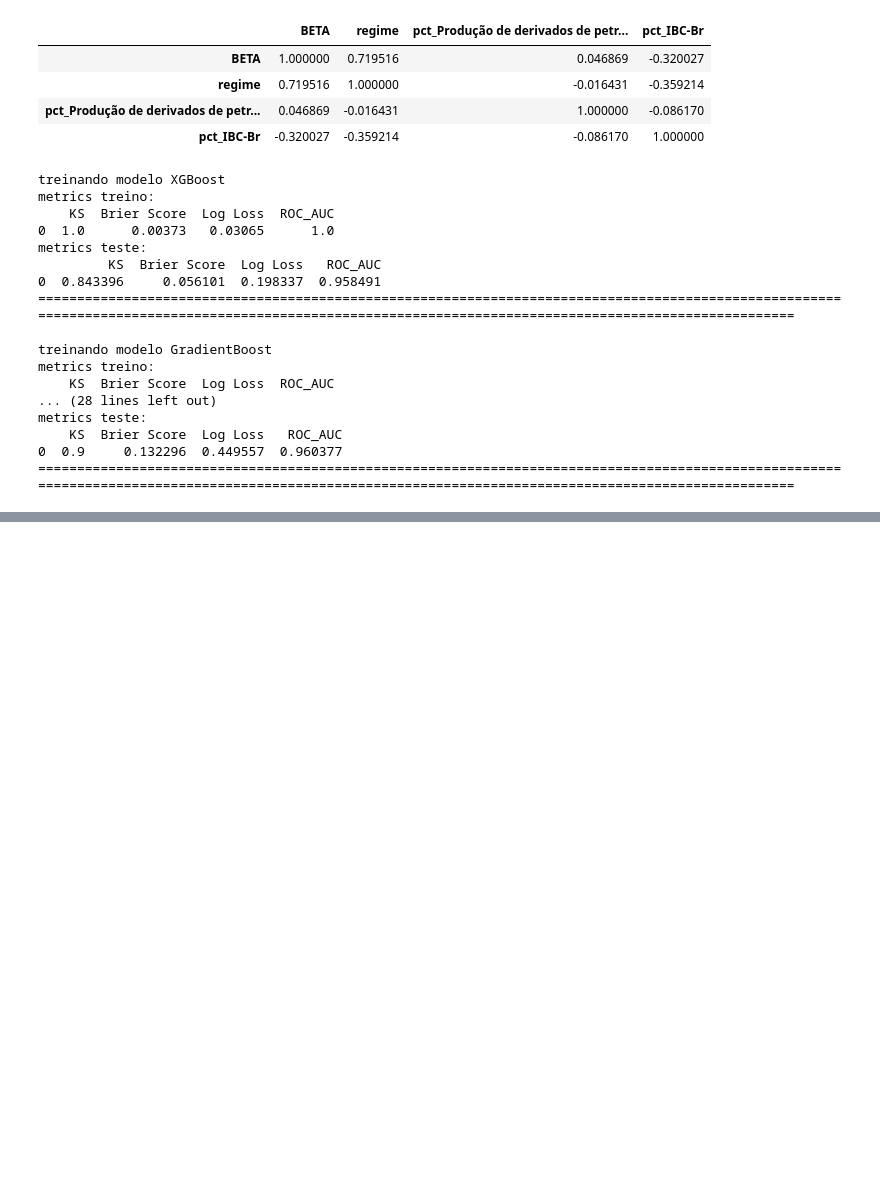
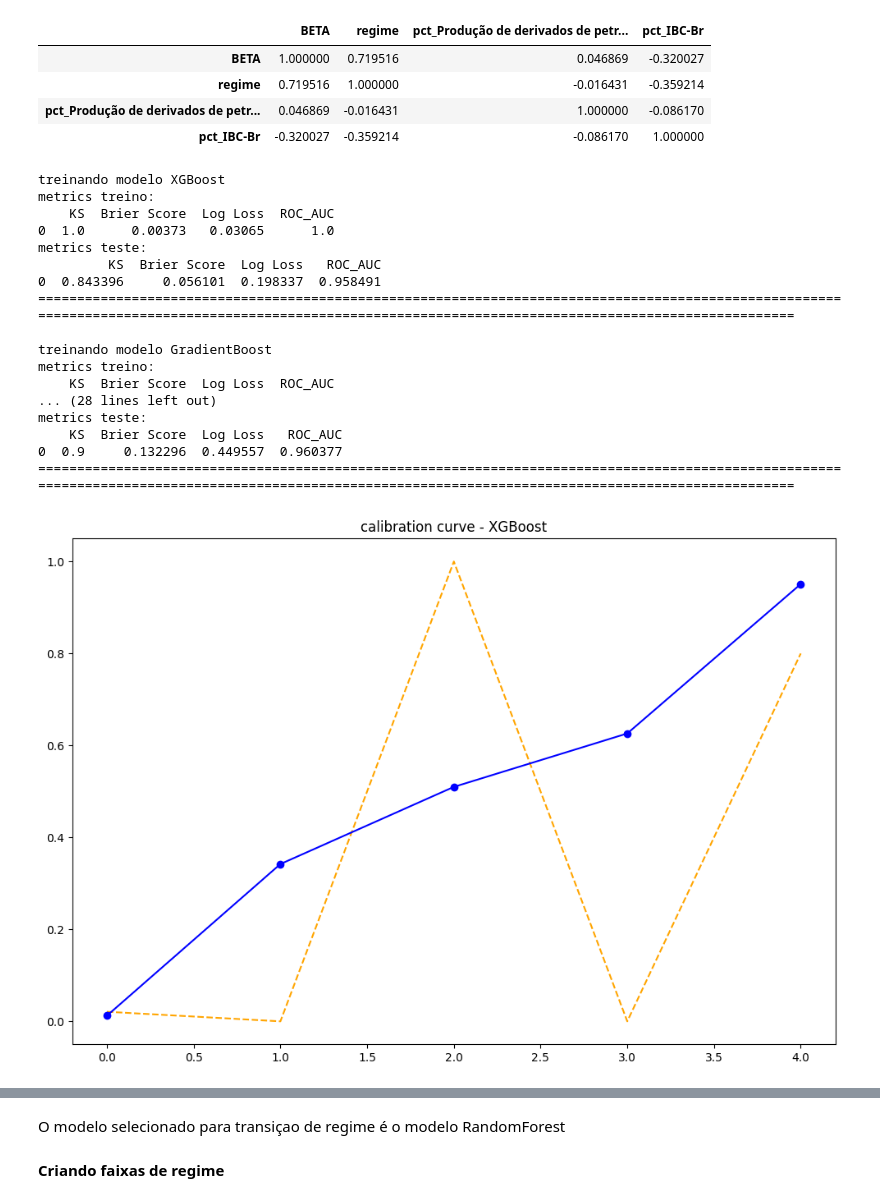
Before and after one commit to WesleySouza13/oil-price-shock-analysis, a Jupyter notebook: notebooks/04_transition_model.ipynb, the cells around one changed output, grey strips where cells are left out. Saved outputs shown, nothing was run; the diff lists cells and outputs as text; code cells hidden in the pictures; blank space fills up the shorter version.

Commit message:
calibraçao dos modelos criaçao de faixas de riscos

```diff
--- a/notebooks/04_transition_model.ipynb
+++ b/notebooks/04_transition_model.ipynb
@@ -129,30 +130,39 @@ X_test = df_test.drop('regime', axis=1)
 # rodando modelos
 for name, model in models.items():
     model_ = model.fit(X_train, y_train)
     train_pred = model_.predict_proba(X_train)[:,1]
     test_pred = model.predict_proba(X_test)[:,1]
     print(f'treinando modelo {name}')
     print('metrics treino:')
     print(f'{metrics(y_train, train_pred)}')
     print('metrics teste:')
     print(f'{metrics(y_test, test_pred)}')
     print("===="*50)
     print()
+    prob_true, prob_pred = calibration_curve(y_test, test_pred)
+    plt.figure(figsize=(12,8))
+    plt.title(f'calibration curve - {name}')
+    plt.plot(prob_true, color='orange', linestyle='--')
+    plt.plot(prob_pred, color='blue', marker='o')
+
+    disp = CalibrationDisplay(prob_true, prob_pred, test_pred)
+    disp.plot()
 # %% [output]
 treinando modelo XGBoost
 metrics treino:
     KS  Brier Score  Log Loss  ROC_AUC
 0  1.0      0.00373   0.03065      1.0
 metrics teste:
          KS  Brier Score  Log Loss   ROC_AUC
 0  0.843396     0.056101  0.198337  0.958491
 ========================================================================================================================================================================================================
 
 treinando modelo GradientBoost
 metrics treino:
     KS  Brier Score  Log Loss  ROC_AUC
 ... (28 lines left out)
 metrics teste:
     KS  Brier Score  Log Loss   ROC_AUC
 0  0.9     0.132296  0.449557  0.960377
 ========================================================================================================================================================================================================
+[figure, added]
@@ -158,0 +178,4 @@ metrics teste:
+# %% [markdown]
+O modelo selecionado para transiçao de regime é o modelo RandomForest
+# %% [markdown]
+**Criando faixas de regime**
```
Also changed, not shown: parts of 7 cells of this notebook, 1 other file.
